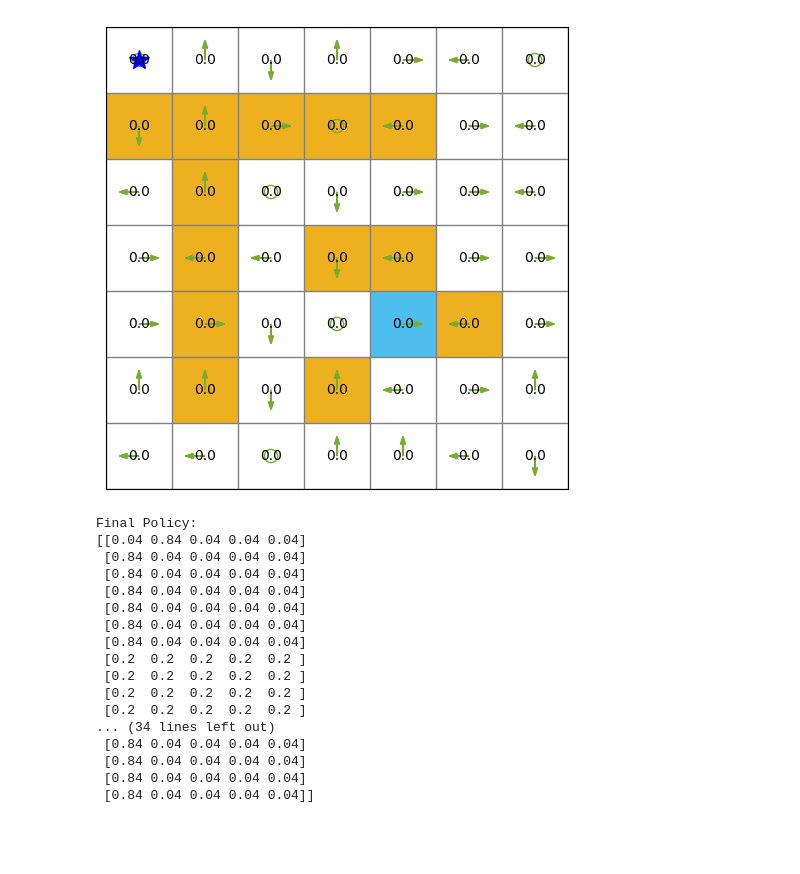
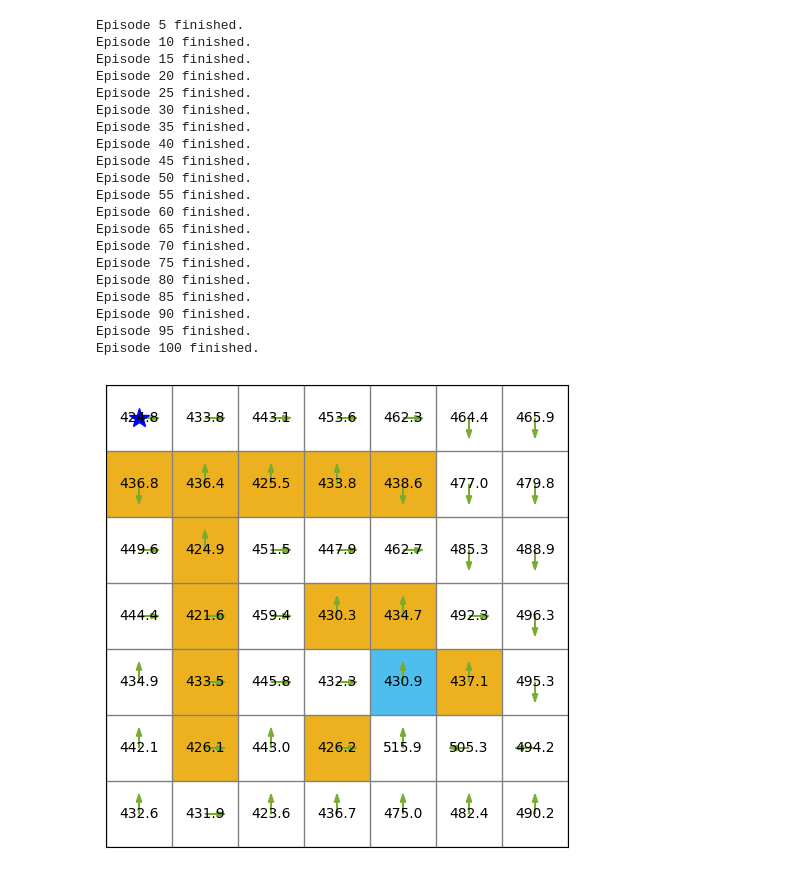
Before and after one commit to VeinsureLee/RL_Study, a Jupyter notebook: Grid_world/Note/chapter8_Value/1.Sarsa_valuea.ipynb, the cells around one changed output. Cells and saved outputs as stored; diff of their text form; code cells hidden in the pictures; blank space fills up the shorter version.

Commit message:
The q value calculate wrong

```diff
--- a/Grid_world/Note/chapter8_Value/1.Sarsa_valuea.ipynb
+++ b/Grid_world/Note/chapter8_Value/1.Sarsa_valuea.ipynb
@@ -12,20 +33,0 @@ from torch.optim import Optimizer
-# %%
-class QNet(nn.Module):
-    """
-    Neural Network for approximating Q values.
-    Input: state-action pair (indexed), shape=(2,)
-     1. state index
-     2. action index
-    Output: Q value
-    """
-    def __init__(self):
-        super(QNet, self).__init__()
-        self.fc1 = torch.nn.Linear(2, 128)
-        self.fc2 = torch.nn.Linear(128, 128)
-        self.fc3 = torch.nn.Linear(128, 1)
-
-    def forward(self, x):
-        x = torch.relu(self.fc1(x))
-        x = torch.relu(self.fc2(x))
-        x = self.fc3(x)
-        return x
@@ -137,28 +129,33 @@ class Sarsa_Value(Agent):
 # %%
 env = GridWorld()
 env.reward_step = 0
-env.reward_target = 1000
-agent = Sarsa_Value(env, epsilon=0.2, gamma=0.99, num_episodes=10, episode_length=1000)
+env.reward_target = 100
+
+agent = Sarsa_Value(env, epsilon=0.2, gamma=0.99, num_episodes=100, episode_length=1000)
 agent.run()
 agent.render_static()
+
 print("Final Policy:")
 print(agent.get_policy())
 # %% [output]
+Episode 5 finished.
+Episode 10 finished.
+Episode 15 finished.
+Episode 20 finished.
+Episode 25 finished.
+Episode 30 finished.
+Episode 35 finished.
+Episode 40 finished.
+Episode 45 finished.
+Episode 50 finished.
+Episode 55 finished.
+Episode 60 finished.
+Episode 65 finished.
+Episode 70 finished.
+Episode 75 finished.
+Episode 80 finished.
+Episode 85 finished.
+Episode 90 finished.
+Episode 95 finished.
+Episode 100 finished.
-[figure, old version]
+[figure, new version]
-Final Policy:
-[[0.04 0.84 0.04 0.04 0.04]
- [0.84 0.04 0.04 0.04 0.04]
- [0.84 0.04 0.04 0.04 0.04]
- [0.84 0.04 0.04 0.04 0.04]
- [0.84 0.04 0.04 0.04 0.04]
- [0.84 0.04 0.04 0.04 0.04]
- [0.84 0.04 0.04 0.04 0.04]
- [0.2  0.2  0.2  0.2  0.2 ]
- [0.2  0.2  0.2  0.2  0.2 ]
- [0.2  0.2  0.2  0.2  0.2 ]
- [0.2  0.2  0.2  0.2  0.2 ]
-... (34 lines left out)
- [0.84 0.04 0.04 0.04 0.04]
- [0.84 0.04 0.04 0.04 0.04]
- [0.84 0.04 0.04 0.04 0.04]
- [0.84 0.04 0.04 0.04 0.04]]
```
Also changed, not shown: parts of 5 cells of this notebook, 3 other files.
